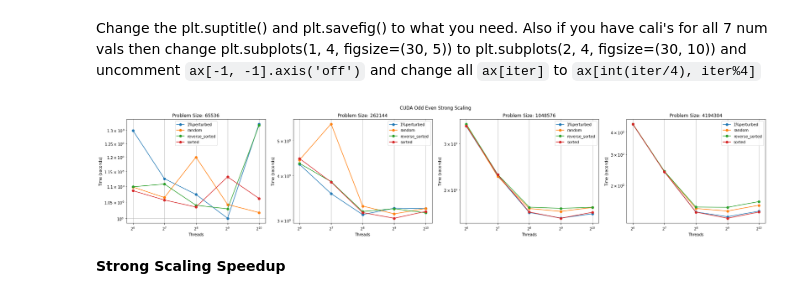
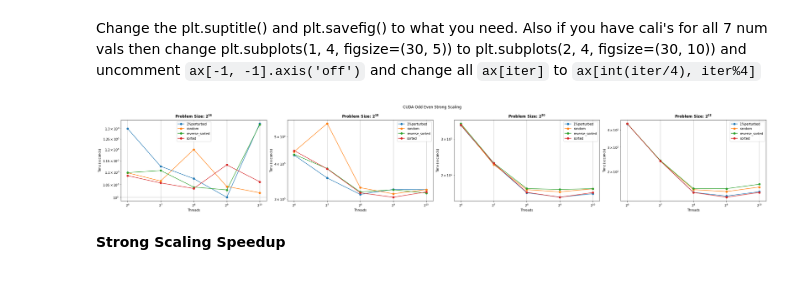
Before and after one commit to mzhang8132/CSCE435_Project, a Jupyter notebook: cuda_odd_even/cuda_odd_even.ipynb, the cells around one changed output. Saved outputs shown, nothing was run; the diff lists cells and outputs as text; code cells hidden in the pictures.

Commit message:
fix plots to reflect avg time instead of total time for odd even

```diff
--- a/cuda_odd_even/cuda_odd_even.ipynb
+++ b/cuda_odd_even/cuda_odd_even.ipynb
@@ -146,8 +147,8 @@ for i in num_vals:
         ctk.dataframe = ctk.dataframe.reset_index().drop(
             [
              ((i, j), "nid"), ((i, j), "spot.channel"),
-             ((i, j), "Min time/rank"), ((i, j), "Max time/rank"), ((i, j), "Avg time/rank"),
-             ((i, j), "Min GPU time/rank"), ((i, j), "Max GPU time/rank"), ((i, j), "Avg GPU time/rank"),
+             ((i, j), "Min time/rank"), ((i, j), "Max time/rank"),
+             ((i, j), "Min GPU time/rank"), ((i, j), "Max GPU time/rank"),
             ], axis=1)
         ctk.dataframe = ctk.dataframe.rename({("name", ""): "name", ("num_threads", ""): "num_threads"}).set_index(["name", "num_threads"])
 # %%
@@ -181,31 +182,32 @@ Change the plt.suptitle() and plt.savefig() to what you need. Also if you have c
 # %%
 idx = pd.IndexSlice
 
 fig, ax = plt.subplots(1, 4, figsize=(30, 5))
 iter = 0
 
 for i in num_vals:
     for j in types:
         ax[iter].plot(
-            ctk.dataframe[idx[(i, j), "Total time"]].loc['main'] + ctk.dataframe[idx[(i, j), "Total GPU time"]].loc['main'],
+            ctk.dataframe[idx[(i, j), "Avg time/rank"]].loc['main'] + ctk.dataframe[idx[(i, j), "Avg GPU time/rank"]].loc['main'],
             marker='o',
             label = j
         )
-    ax[iter].set_title("Problem Size: " + str(i))
+    ax[iter].set_title(rf"Problem Size: $\mathregular{{2^{{{str(frexp(i)[1] - 1)}}}}}$", fontsize=12, weight='bold')
     ax[iter].set_xlabel("Threads")
     ax[iter].set_ylabel("Time (seconds)")
     ax[iter].set_yscale("log", base=10)
     ax[iter].set_xscale("log", base=2)
     ax[iter].grid(True)
     ax[iter].set_xticks(threads)
     ax[iter].legend()
     iter += 1
 #ax[-1, -1].axis('off')
 plt.suptitle("CUDA Odd Even Strong Scaling")
-plt.savefig("cuda_odd_even_graph/strong_scaling.svg")
+fig.tight_layout()
+plt.savefig("cuda_odd_even_graph/strong_scaling.png")
 plt.show()
 # %% [output]
-[figure, old version]
+[figure, new version]
 # %% [markdown]
 **Strong Scaling Speedup**
 # %% [markdown]
```
Also changed, not shown: parts of 8 cells of this notebook, 29 other files.
